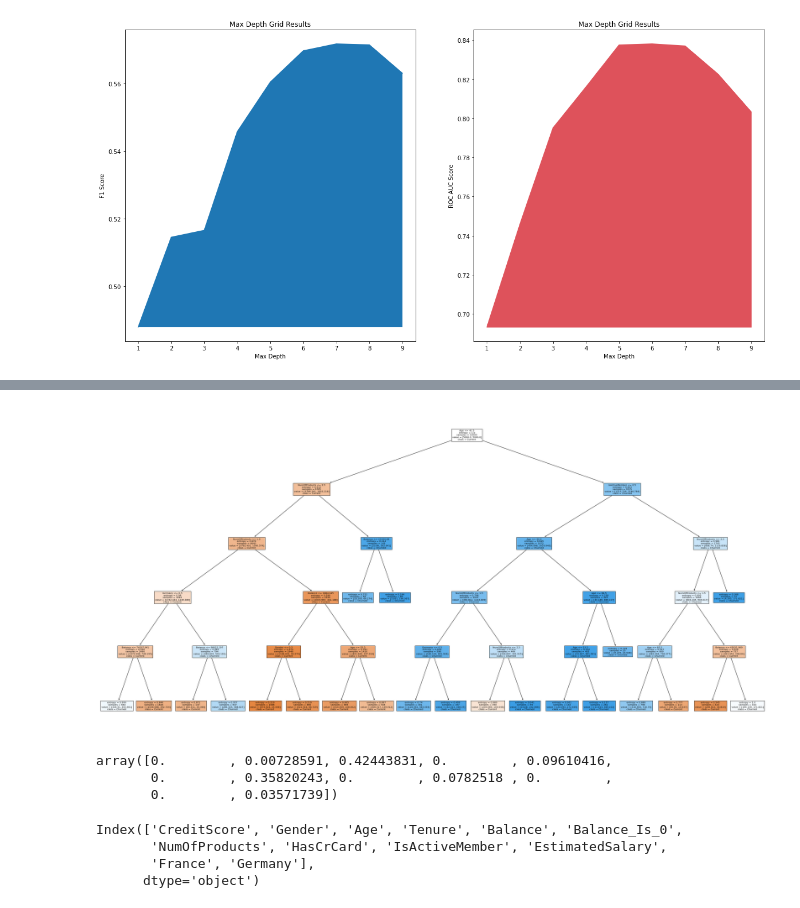
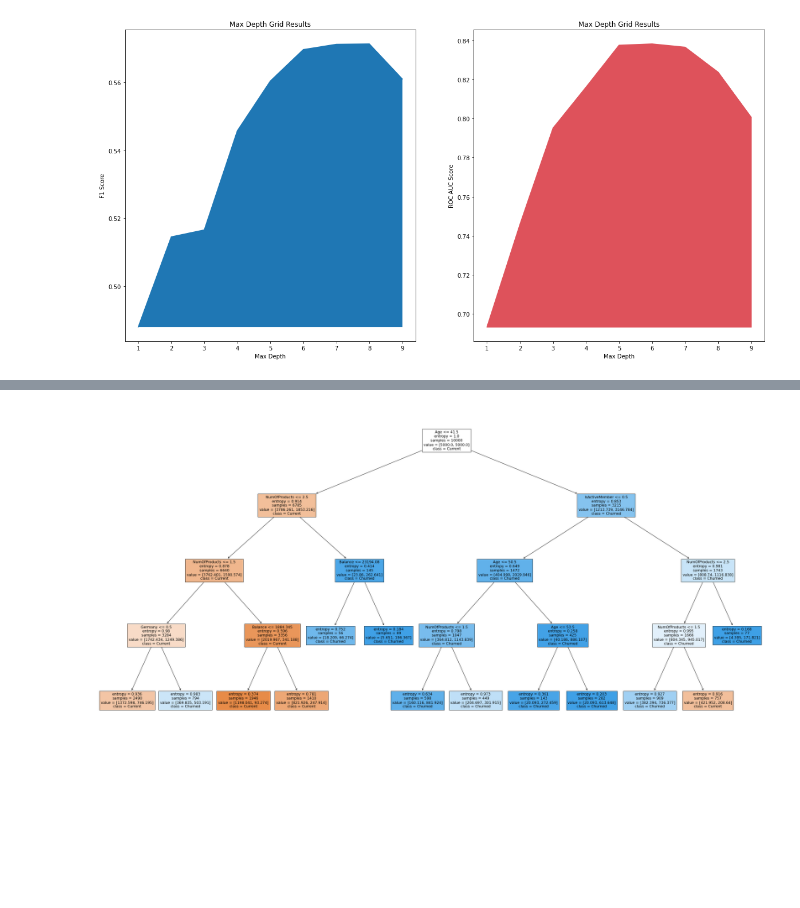
Before and after one commit to joe-orlich/Bank_Churn_Analysis, a Jupyter notebook: Inferential_Model.ipynb, the cells around one changed output, grey strips where cells are left out. Saved outputs shown, nothing was run; the diff lists cells and outputs as text; code cells hidden in the pictures; blank space fills up the shorter version.

```diff
--- a/Inferential_Model.ipynb
+++ b/Inferential_Model.ipynb
@@ -113,7 +114,7 @@ log_params = [l1_grid_params, l2_grid_params, en_grid_params]
 log_penalty = ['l1','l2', 'elasticnet']
 
 for p_grid, log_penalty in zip(log_params, log_penalty):
-    grid = GridSearchCV(LogisticRegression(random_state = 42, class_weight={0:0.62790406, 1:2.45459008}, penalty=log_penalty), p_grid,cv = 10, scoring='precision', error_score=np.nan, verbose=2, n_jobs=-1)
+    grid = GridSearchCV(LogisticRegression(random_state = 42, class_weight={0:0.62790406, 1:2.45459008}, penalty=log_penalty), p_grid,cv = 10, scoring='roc_auc', error_score=np.nan, verbose=2, n_jobs=-1)
     grid.fit(X_train_scaled, y_train)
 
     print('Penalty: ' + str(log_penalty))
@@ -251,7 +273,7 @@ base_prob = lm.predict_proba(base_input.reshape(1,-1))[0][1]
 effect_df = effect_df.append({'Parameter':'Baseline', 'Parameter Probability': round(base_prob,4), 'Delta From Baseline': '--' , 'Unit Change Represented' : '--'}, ignore_index=True)
 
 
-for i in range(len(units_change)):
+for i in range(12):
     base_input = np.zeros((12,))
     base_input[i] = 1
     input_prob = lm.predict_proba(base_input.reshape(1,-1))[0][1]
@@ -260,6 +282,9 @@ for i in range(len(units_change)):
                                   'Delta From Baseline': round(input_prob-base_prob,4),
                                   'Unit Change Represented' : (lambda x : round(X.iloc[:,i].std(),2) if len(X.iloc[:,i].value_counts()) > 2 else 'Binary')(i)  }, ignore_index=True)
 
+
+effect_df.at[3,'Unit Change Represented'] = 10.49
+
 effect_df
 # %% [output]
 |  | Parameter | Parameter Probability | Delta From Baseline | Unit Change Represented |
@@ -338,7 +370,7 @@ grid_params = {
 
 
 grid = GridSearchCV(DecisionTreeClassifier(random_state = 42,
-                            class_weight={0:0.8, 1:0.2}, max_depth=4, criterion='entropy'), grid_params, cv=5, scoring='roc_auc', error_score=np.nan, verbose=2, n_jobs=-1)
+                            class_weight={0:0.62790406, 1:2.45459008}, max_depth=4, criterion='entropy'), grid_params, cv=5, scoring='roc_auc', error_score=np.nan, verbose=2, n_jobs=-1)
 
 grid.fit(X, y)
 
@@ -363,26 +411,13 @@ ValueError: Number of labels=8000 does not match number of samples=10000
 # %%
-dt = DecisionTreeClassifier(class_weight={0:0.62790406, 1:2.45459008},
-                       criterion='entropy', max_depth=5, min_samples_leaf=20,
+dt = DecisionTreeClassifier(class_weight={0: 0.62790406, 1: 2.45459008},
+                       criterion='entropy', max_depth=4, min_samples_leaf=50,
                        min_samples_split=115, random_state=42)
 dt.fit(X, y)
 
 fig = plt.figure(figsize=(40,20))
 _ = plot_tree(dt,
                    feature_names=X.columns,
                    class_names=['Current', 'Churned'],
                    filled=True)
 # %% [output]
-[figure, old version]
+[figure, new version]
-# %%
-dt.feature_importances_
-# %% [output]
-array([0.        , 0.00728591, 0.42443831, 0.        , 0.09610416,
-       0.        , 0.35820243, 0.        , 0.0782518 , 0.        ,
-       0.        , 0.03571739])
-# %%
-X.columns
-# %% [output]
-Index(['CreditScore', 'Gender', 'Age', 'Tenure', 'Balance', 'Balance_Is_0',
-       'NumOfProducts', 'HasCrCard', 'IsActiveMember', 'EstimatedSalary',
-       'France', 'Germany'],
-      dtype='object')
```
Also changed, not shown: parts of 21 cells of this notebook, 2 other files.
